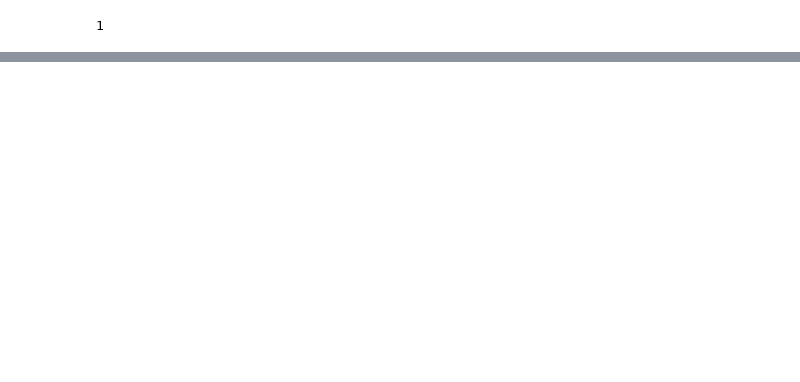
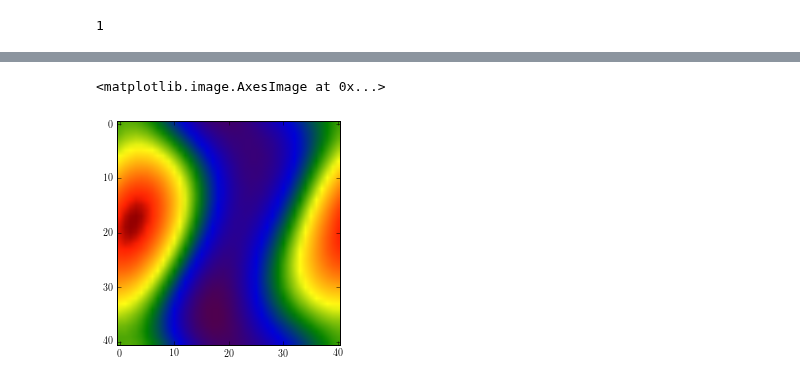
Before and after one commit to LaurencePeanuts/Music, a Jupyter notebook: Scripts/Robustness_notebook.ipynb, the cells around one changed output, grey strips where cells are left out. Saved outputs shown, nothing was run; the diff lists cells and outputs as text; code cells hidden in the pictures; blank space fills up the shorter version.

```diff
--- a/Scripts/Robustness_notebook.ipynb
+++ b/Scripts/Robustness_notebook.ipynb
@@ -191,3 +178,8 @@ beatbox.Universe.populate_Universe_R(We)
+# %%
+plt.imshow(beatbox.You.all_reconstructed_universes[0].phi[:,:,20])
+# %% [output]
+<matplotlib.image.AxesImage at 0x...>
+[figure, added]
 # %%
 Universe.high_k_cutoff = Universe.truncated_nmax*Universe.Deltak
 Universe.low_k_cutoff = Universe.truncated_nmin*Universe.Deltak
```
Also changed, not shown: parts of 24 cells of this notebook, 3 other files.
